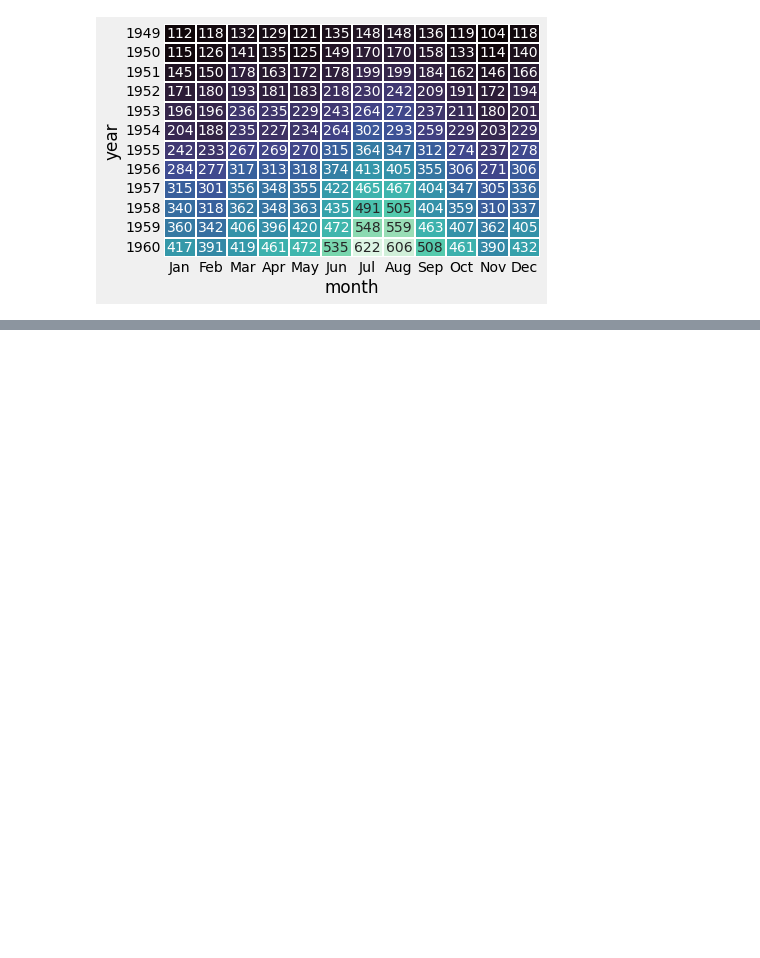
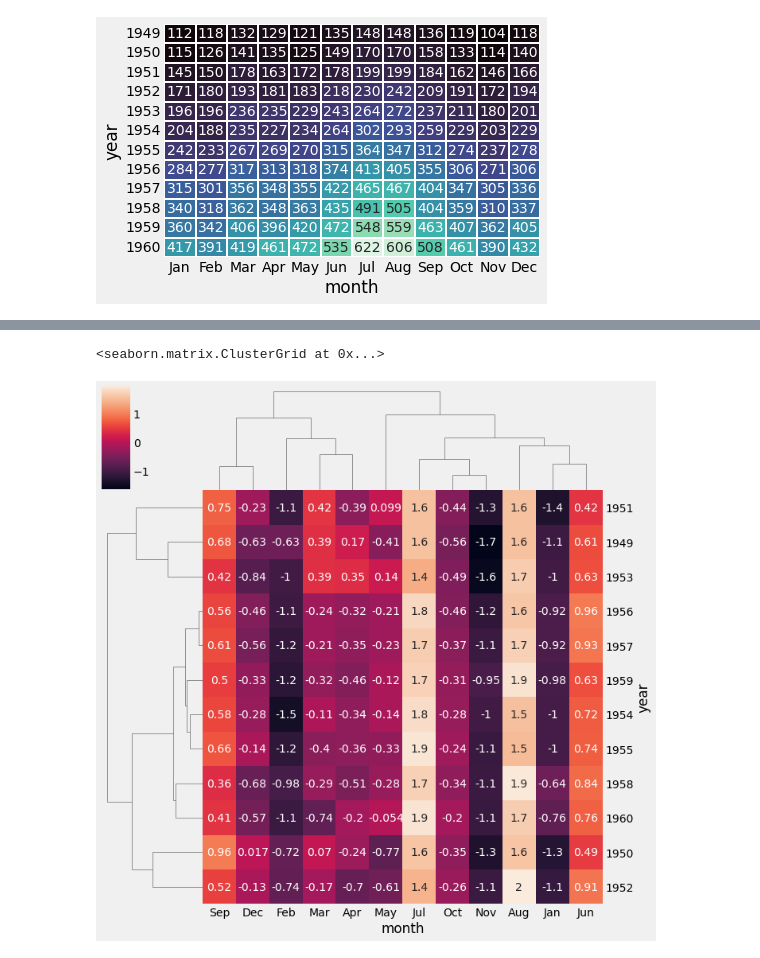
Before and after one commit to Hamza-Tahirr/Seaborn, a Jupyter notebook: Seaborn .ipynb, the cells around one changed output, grey strips where cells are left out. Saved outputs shown, nothing was run; the diff lists cells and outputs as text; code cells hidden in the pictures; blank space fills up the shorter version.

```diff
--- a/Seaborn .ipynb
+++ b/Seaborn .ipynb
@@ -326,0 +353,6 @@ sns.heatmap(x,cbar=False , linewidth=0.007, annot=True, fmt='d',cmap='mako')
+# %%
+#for normalized data
+sns.clustermap(x,metric='correlation',z_score=0,annot=True)
+# %% [output]
+<seaborn.matrix.ClusterGrid at 0x...>
+[figure, added]
```
Also changed, not shown: parts of 14 cells of this notebook.
